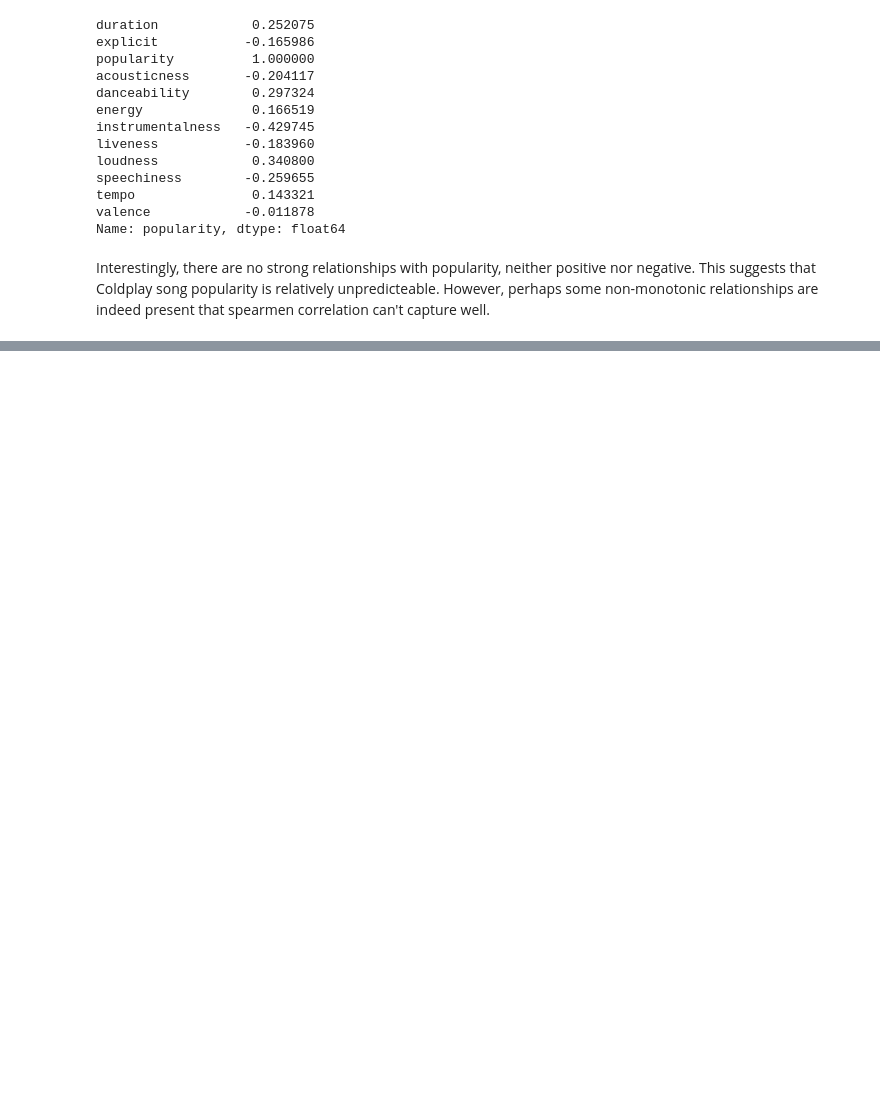
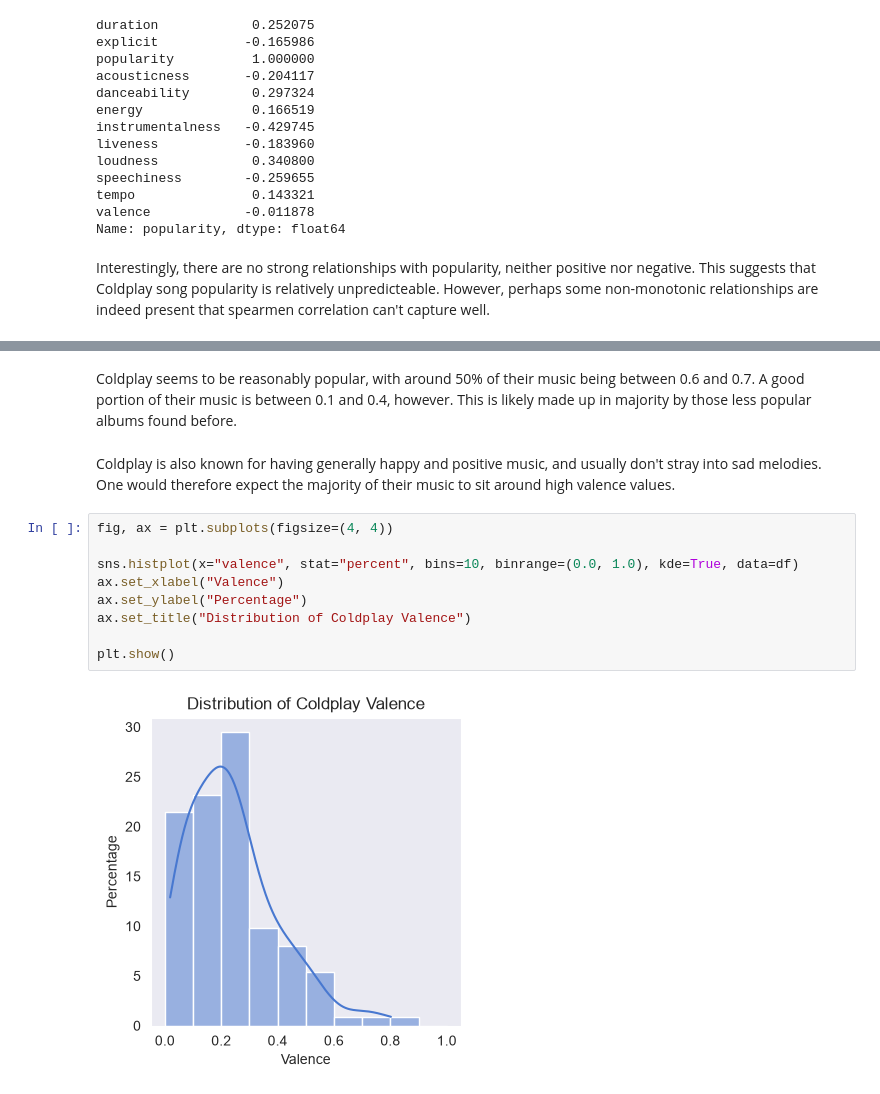
Before and after one commit to Dworlock11/Coldplay-Music-Analysis, a Jupyter notebook: notebooks/Analysis.ipynb, the cells around one changed output, grey strips where cells are left out. Cells and saved outputs as stored; diff of their text form; blank space fills up the shorter version.

```diff
--- a/notebooks/Analysis.ipynb
+++ b/notebooks/Analysis.ipynb
@@ -499,0 +519,15 @@ All of these results underscore how diverse Coldplay's music is and how many sty
+# %% [markdown]
+Coldplay seems to be reasonably popular, with around 50% of their music being between 0.6 and 0.7. A good portion of their music is between 0.1 and 0.4, however. This is likely made up in majority by those less popular albums found before.
+# %% [markdown]
+Coldplay is also known for having generally happy and positive music, and usually don't stray into sad melodies. One would therefore expect the majority of their music to sit around high valence values.
+# %%
+fig, ax = plt.subplots(figsize=(4, 4))
+
+sns.histplot(x="valence", stat="percent", bins=10, binrange=(0.0, 1.0), kde=True, data=df)
+ax.set_xlabel("Valence")
+ax.set_ylabel("Percentage")
+ax.set_title("Distribution of Coldplay Valence")
+
+plt.show()
+# %% [output]
+[figure, added]
```
Also changed, not shown: parts of 19 cells of this notebook, 1 other file.
